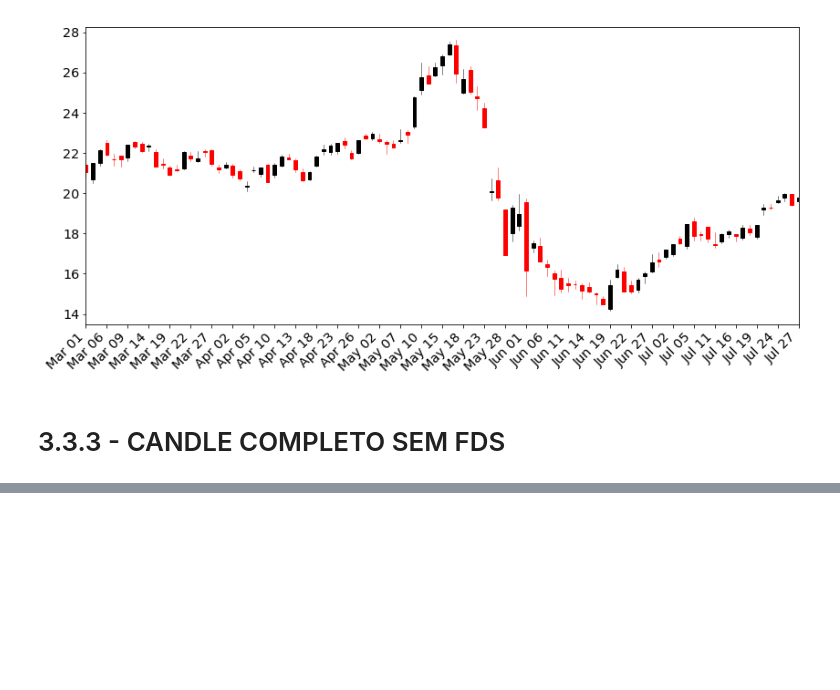
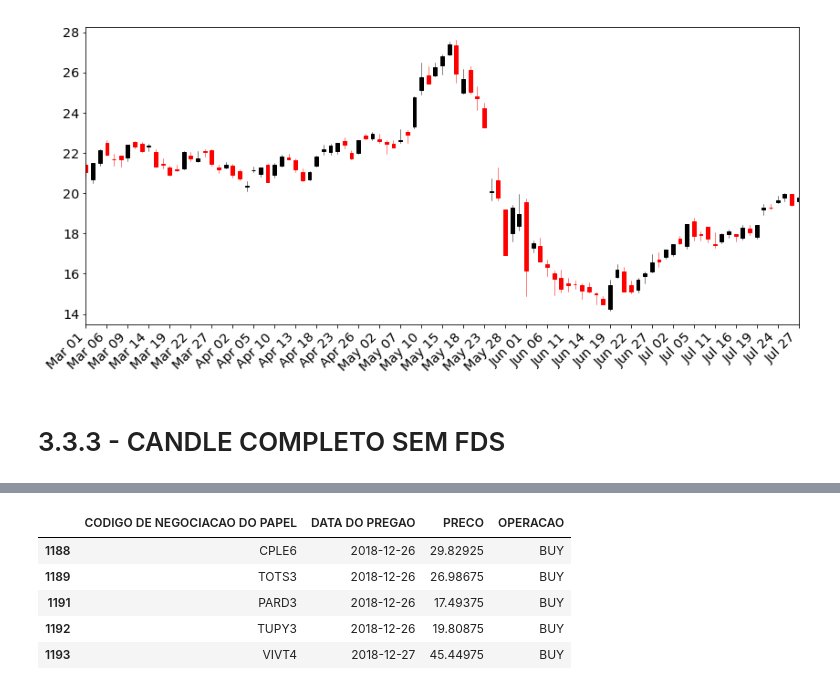
Before and after one commit to RodrigoCalderano/DOM-BOT, a Jupyter notebook: Jupyter/PandasHandler.ipynb, the cells around one changed output, grey strips where cells are left out. Cells and saved outputs as stored; diff of their text form; code cells hidden in the pictures; blank space fills up the shorter version.

```diff
--- a/Jupyter/PandasHandler.ipynb
+++ b/Jupyter/PandasHandler.ipynb
@@ -471,0 +489,9 @@ len(stock)
+# %%
+orders_df.tail()
+# %% [output]
+|  | CODIGO DE NEGOCIACAO DO PAPEL | DATA DO PREGAO | PRECO | OPERACAO |
+| 1188 | CPLE6 | 2018-12-26 | 29.82925 | BUY |
+| 1189 | TOTS3 | 2018-12-26 | 26.98675 | BUY |
+| 1191 | PARD3 | 2018-12-26 | 17.49375 | BUY |
+| 1192 | TUPY3 | 2018-12-26 | 19.80875 | BUY |
+| 1193 | VIVT4 | 2018-12-27 | 45.44975 | BUY |
```
Also changed, not shown: parts of 17 cells of this notebook, 2 other files.
